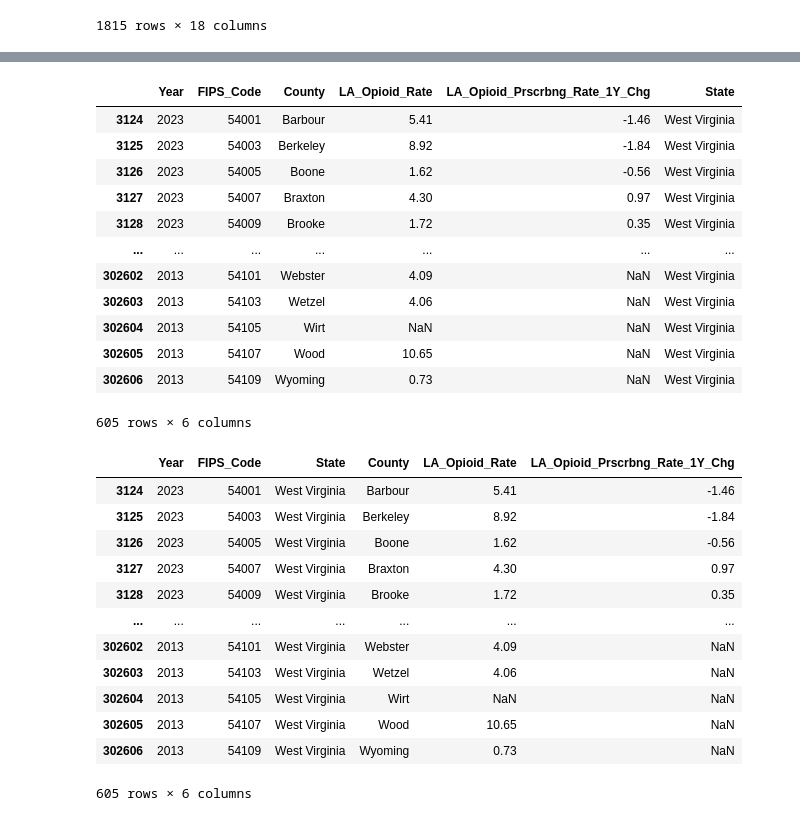
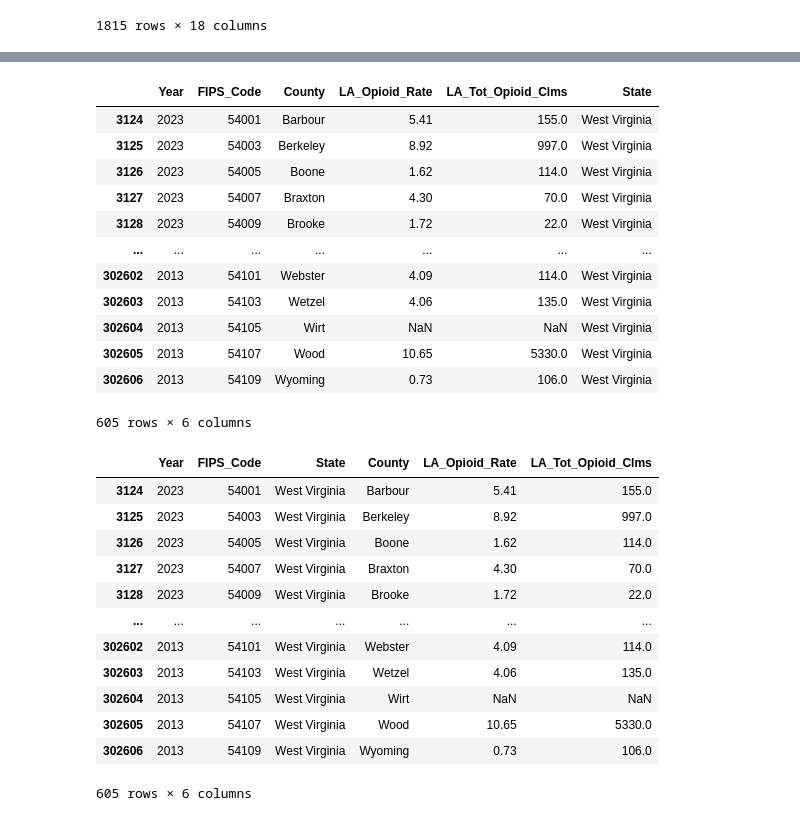
Before and after one commit to vyarabad/The-Intervention-Task-Force, a Jupyter notebook: notebooks/virginia_opioid.ipynb, the cells around one changed output, grey strips where cells are left out. Cells and saved outputs as stored; diff of their text form; code cells hidden in the pictures.

```diff
--- a/notebooks/virginia_opioid.ipynb
+++ b/notebooks/virginia_opioid.ipynb
@@ -122,7 +122,7 @@ columns_to_keep = [
     'Prscrbr_Geo_Cd',
     'Prscrbr_Geo_Desc',
     'LA_Opioid_Prscrbng_Rate',        # Context
-    'LA_Opioid_Prscrbng_Rate_1Y_Chg'  # TARGET
+    'LA_Tot_Opioid_Clms'  # TARGET
 ]
 
 df_opioid = df_opioid[columns_to_keep]
@@ -167,42 +167,42 @@ df_opioid
 df_opioid["FIPS_Code"] = df_opioid["FIPS_Code"].astype(int)
 df_opioid
 # %% [output]
-|  | Year | FIPS_Code | County | LA_Opioid_Rate | LA_Opioid_Prscrbng_Rate_1Y_Chg | State |
-| 3124 | 2023 | 54001 | Barbour | 5.41 | -1.46 | West Virginia |
-| 3125 | 2023 | 54003 | Berkeley | 8.92 | -1.84 | West Virginia |
-| 3126 | 2023 | 54005 | Boone | 1.62 | -0.56 | West Virginia |
-| 3127 | 2023 | 54007 | Braxton | 4.30 | 0.97 | West Virginia |
-| 3128 | 2023 | 54009 | Brooke | 1.72 | 0.35 | West Virginia |
+|  | Year | FIPS_Code | County | LA_Opioid_Rate | LA_Tot_Opioid_Clms | State |
+| 3124 | 2023 | 54001 | Barbour | 5.41 | 155.0 | West Virginia |
+| 3125 | 2023 | 54003 | Berkeley | 8.92 | 997.0 | West Virginia |
+| 3126 | 2023 | 54005 | Boone | 1.62 | 114.0 | West Virginia |
+| 3127 | 2023 | 54007 | Braxton | 4.30 | 70.0 | West Virginia |
+| 3128 | 2023 | 54009 | Brooke | 1.72 | 22.0 | West Virginia |
 | ... | ... | ... | ... | ... | ... | ... |
-| 302602 | 2013 | 54101 | Webster | 4.09 | NaN | West Virginia |
-| 302603 | 2013 | 54103 | Wetzel | 4.06 | NaN | West Virginia |
+| 302602 | 2013 | 54101 | Webster | 4.09 | 114.0 | West Virginia |
+| 302603 | 2013 | 54103 | Wetzel | 4.06 | 135.0 | West Virginia |
 | 302604 | 2013 | 54105 | Wirt | NaN | NaN | West Virginia |
-| 302605 | 2013 | 54107 | Wood | 10.65 | NaN | West Virginia |
-| 302606 | 2013 | 54109 | Wyoming | 0.73 | NaN | West Virginia |
+| 302605 | 2013 | 54107 | Wood | 10.65 | 5330.0 | West Virginia |
+| 302606 | 2013 | 54109 | Wyoming | 0.73 | 106.0 | West Virginia |
 605 rows × 6 columns
 # %%
 master = df_opioid[[
     "Year",
     "FIPS_Code",
     "State",
     "County",
     "LA_Opioid_Rate",
-    "LA_Opioid_Prscrbng_Rate_1Y_Chg"
+    "LA_Tot_Opioid_Clms"
 ]]
 master
 # %% [output]
-|  | Year | FIPS_Code | State | County | LA_Opioid_Rate | LA_Opioid_Prscrbng_Rate_1Y_Chg |
-| 3124 | 2023 | 54001 | West Virginia | Barbour | 5.41 | -1.46 |
-| 3125 | 2023 | 54003 | West Virginia | Berkeley | 8.92 | -1.84 |
-| 3126 | 2023 | 54005 | West Virginia | Boone | 1.62 | -0.56 |
-| 3127 | 2023 | 54007 | West Virginia | Braxton | 4.30 | 0.97 |
-| 3128 | 2023 | 54009 | West Virginia | Brooke | 1.72 | 0.35 |
+|  | Year | FIPS_Code | State | County | LA_Opioid_Rate | LA_Tot_Opioid_Clms |
+| 3124 | 2023 | 54001 | West Virginia | Barbour | 5.41 | 155.0 |
+| 3125 | 2023 | 54003 | West Virginia | Berkeley | 8.92 | 997.0 |
+| 3126 | 2023 | 54005 | West Virginia | Boone | 1.62 | 114.0 |
+| 3127 | 2023 | 54007 | West Virginia | Braxton | 4.30 | 70.0 |
+| 3128 | 2023 | 54009 | West Virginia | Brooke | 1.72 | 22.0 |
 | ... | ... | ... | ... | ... | ... | ... |
-| 302602 | 2013 | 54101 | West Virginia | Webster | 4.09 | NaN |
-| 302603 | 2013 | 54103 | West Virginia | Wetzel | 4.06 | NaN |
+| 302602 | 2013 | 54101 | West Virginia | Webster | 4.09 | 114.0 |
+| 302603 | 2013 | 54103 | West Virginia | Wetzel | 4.06 | 135.0 |
 | 302604 | 2013 | 54105 | West Virginia | Wirt | NaN | NaN |
-| 302605 | 2013 | 54107 | West Virginia | Wood | 10.65 | NaN |
-| 302606 | 2013 | 54109 | West Virginia | Wyoming | 0.73 | NaN |
+| 302605 | 2013 | 54107 | West Virginia | Wood | 10.65 | 5330.0 |
+| 302606 | 2013 | 54109 | West Virginia | Wyoming | 0.73 | 106.0 |
 605 rows × 6 columns
 # %%
 education_data = education_data.drop(columns=["County"])
```
Also changed, not shown: parts of 8 cells of this notebook, 8 other files.
